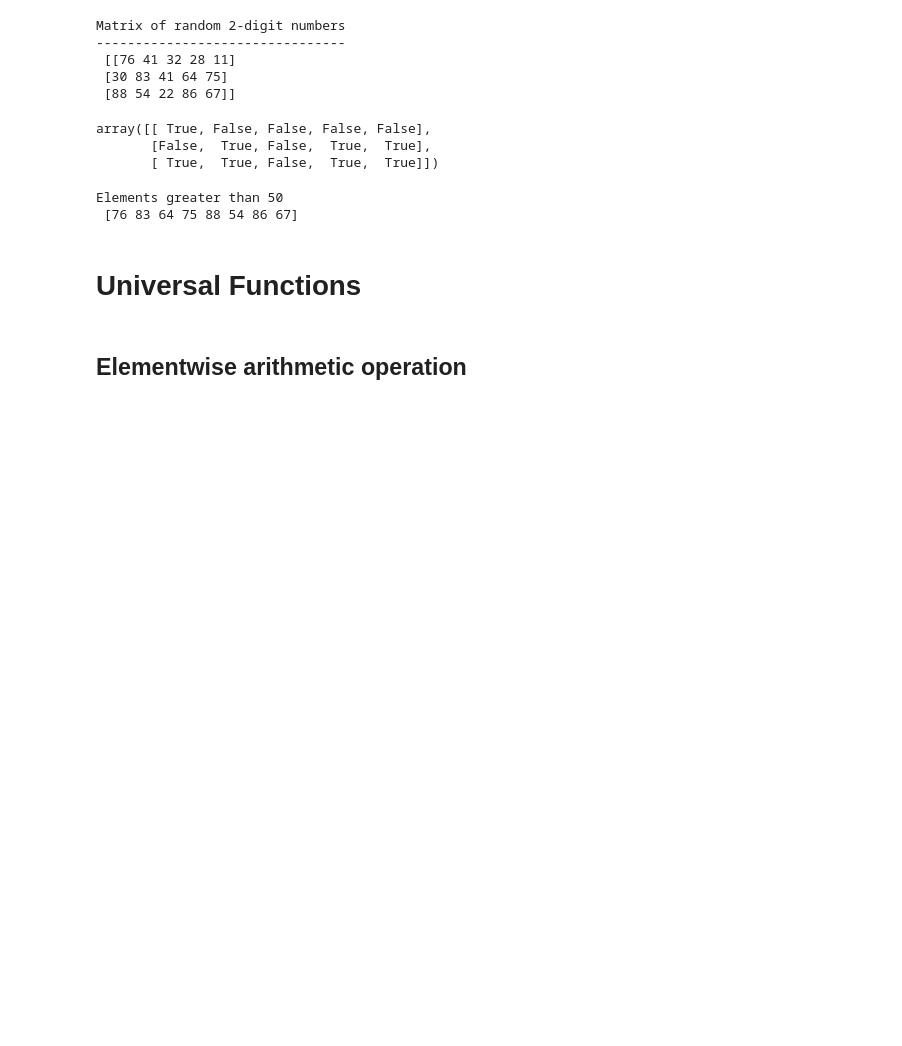
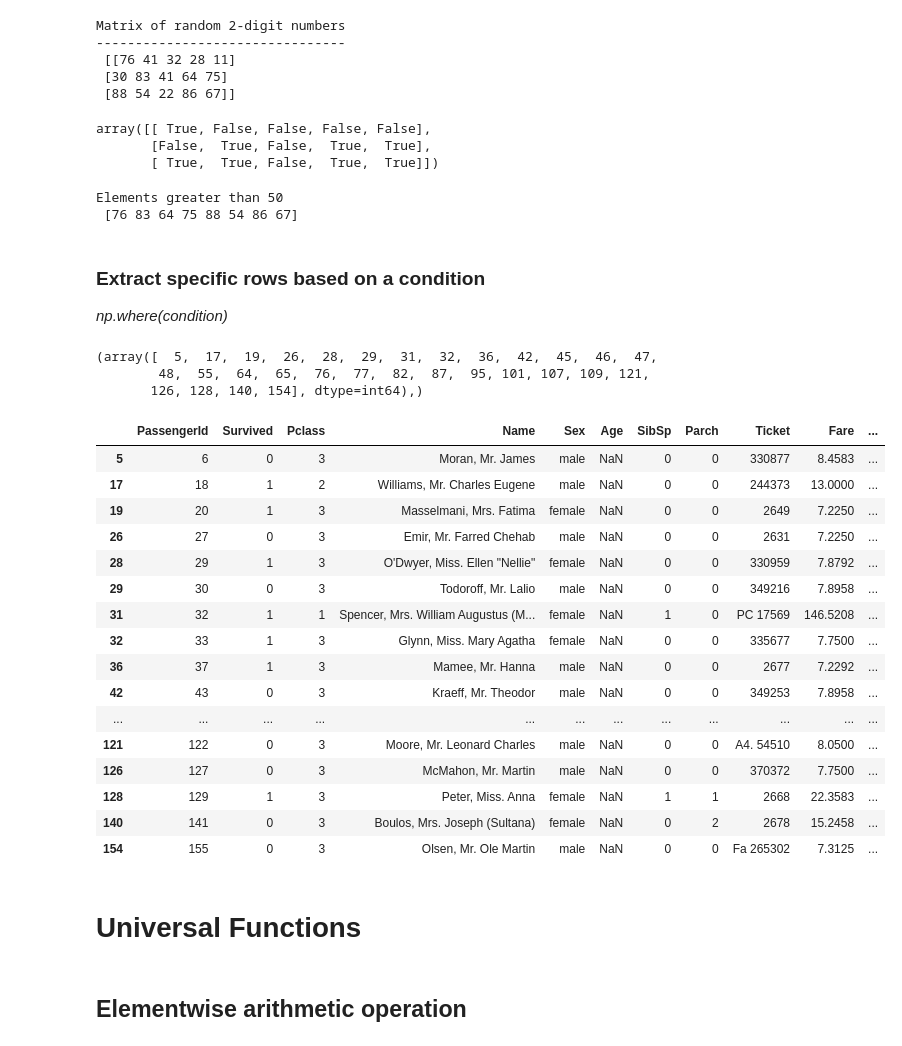
Before and after one commit to VargheseTresa/PythonForDataScience, a Jupyter notebook: numpy methods.ipynb, the cells around one changed output. Drawn from its saved outputs; the diff is of its cells as text; code cells hidden in the pictures; blank space fills up the shorter version.

```diff
--- a/numpy methods.ipynb
+++ b/numpy methods.ipynb
@@ -855,6 +856,37 @@ print ("Elements greater than 50\n", mat[mat>50])
 # %% [output]
 Elements greater than 50
  [76 83 64 75 88 54 86 67]
+# %% [markdown]
+### Extract specific rows based on a condition
+_np.where(condition)_
+# %%
+titanic_train = pd.read_csv("https://gist.githubusercontent.com/michhar/2dfd2de0d4f8727f873422c5d959fff5/raw/ff414a1bcfcba32481e4d4e8db578e55872a2ca1/titanic.csv",
+                           sep='\t')
+#find indexes of rows with Age=null
+missing = np.where(titanic_train['Age'].isnull()==True)
+print(missing)
+titanic_train.loc[missing]
+# %% [output]
+(array([  5,  17,  19,  26,  28,  29,  31,  32,  36,  42,  45,  46,  47,
+        48,  55,  64,  65,  76,  77,  82,  87,  95, 101, 107, 109, 121,
+       126, 128, 140, 154], dtype=int64),)
+|  | PassengerId | Survived | Pclass | Name | Sex | Age | SibSp | Parch | Ticket | Fare | ... |
+| 5 | 6 | 0 | 3 | Moran, Mr. James | male | NaN | 0 | 0 | 330877 | 8.4583 | ... |
+| 17 | 18 | 1 | 2 | Williams, Mr. Charles Eugene | male | NaN | 0 | 0 | 244373 | 13.0000 | ... |
+| 19 | 20 | 1 | 3 | Masselmani, Mrs. Fatima | female | NaN | 0 | 0 | 2649 | 7.2250 | ... |
+| 26 | 27 | 0 | 3 | Emir, Mr. Farred Chehab | male | NaN | 0 | 0 | 2631 | 7.2250 | ... |
+| 28 | 29 | 1 | 3 | O'Dwyer, Miss. Ellen "Nellie" | female | NaN | 0 | 0 | 330959 | 7.8792 | ... |
+| 29 | 30 | 0 | 3 | Todoroff, Mr. Lalio | male | NaN | 0 | 0 | 349216 | 7.8958 | ... |
+| 31 | 32 | 1 | 1 | Spencer, Mrs. William Augustus (M... | female | NaN | 1 | 0 | PC 17569 | 146.5208 | ... |
+| 32 | 33 | 1 | 3 | Glynn, Miss. Mary Agatha | female | NaN | 0 | 0 | 335677 | 7.7500 | ... |
+| 36 | 37 | 1 | 3 | Mamee, Mr. Hanna | male | NaN | 0 | 0 | 2677 | 7.2292 | ... |
+| 42 | 43 | 0 | 3 | Kraeff, Mr. Theodor | male | NaN | 0 | 0 | 349253 | 7.8958 | ... |
+| ... | ... | ... | ... | ... | ... | ... | ... | ... | ... | ... | ... |
+| 121 | 122 | 0 | 3 | Moore, Mr. Leonard Charles | male | NaN | 0 | 0 | A4. 54510 | 8.0500 | ... |
+| 126 | 127 | 0 | 3 | McMahon, Mr. Martin | male | NaN | 0 | 0 | 370372 | 7.7500 | ... |
+| 128 | 129 | 1 | 3 | Peter, Miss. Anna | female | NaN | 1 | 1 | 2668 | 22.3583 | ... |
+| 140 | 141 | 0 | 3 | Boulos, Mrs. Joseph (Sultana) | female | NaN | 0 | 2 | 2678 | 15.2458 | ... |
+| 154 | 155 | 0 | 3 | Olsen, Mr. Ole Martin | male | NaN | 0 | 0 | Fa 265302 | 7.3125 | ... |
 # %% [markdown]
 # Universal Functions
 # %% [markdown]
```
Also changed, not shown: parts of 1 cell of this notebook, 1 other file.
